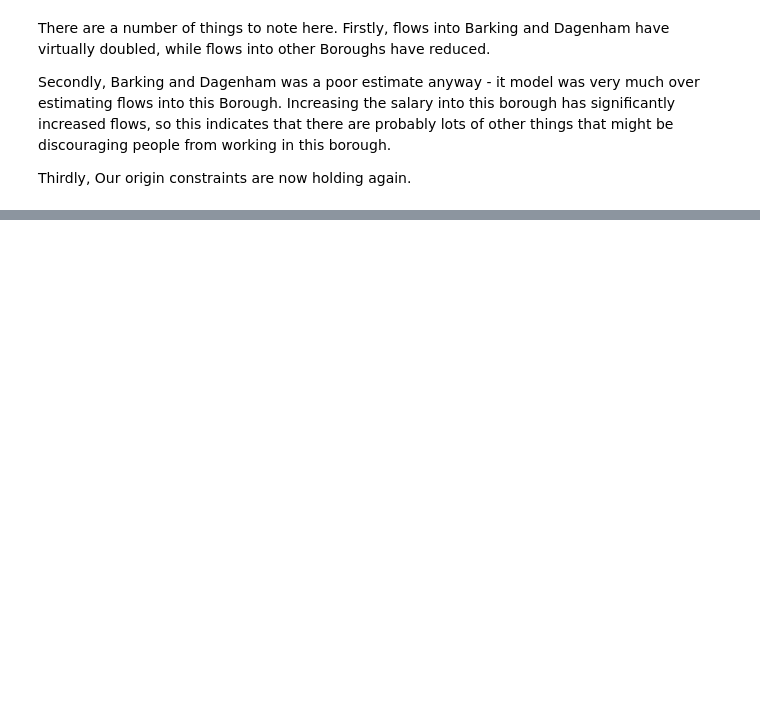
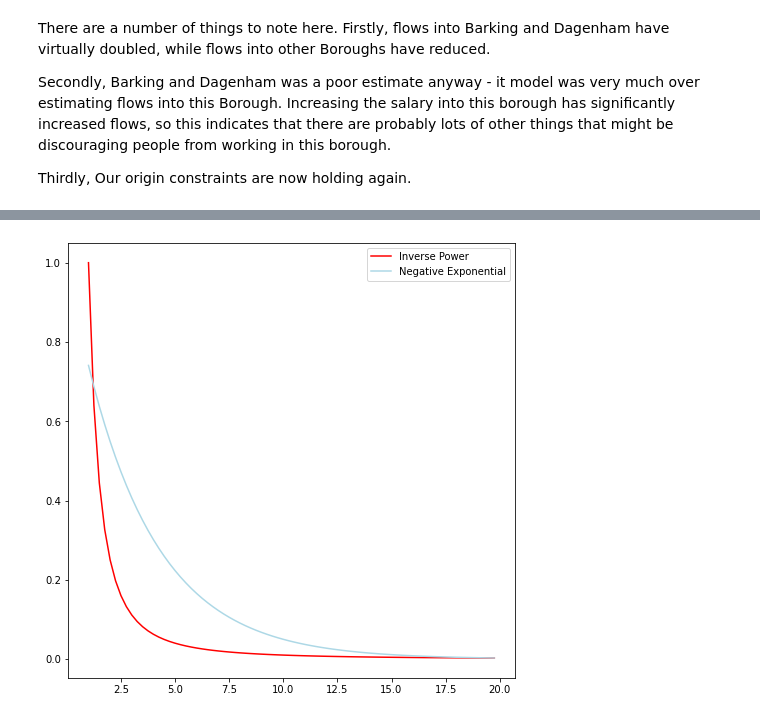
Before and after one commit to PhilipDW183/SIM_urbansim, a Jupyter notebook: Urbsim Prac 2.ipynb, the cells around one changed output, grey strips where cells are left out. Cells and saved outputs as stored; diff of their text form; code cells hidden in the pictures; blank space fills up the shorter version.

```diff
--- a/Urbsim Prac 2.ipynb
+++ b/Urbsim Prac 2.ipynb
@@ -426,0 +672,17 @@ Thirdly, Our origin constraints are now holding again.
+# %%
+# Now let's consider some model tweaks.
+# Starting with distance decay.
+# Let's graph so distance decay parameters to get a feel for how they work.
+xs = np.arange(1.0,20.0,0.25)
+# inverse square power
+y_inv_power = np.power(xs,-2)
+# negative exponential, beta = 0.3
+y_neg_exp_point3 = np.exp(-0.3*xs)
+
+# Now a plot.
+f, ax = plt.subplots(figsize=(8,8))
+ax.plot(xs,y_inv_power, label = "Inverse Power", color = "red")
+ax.plot(xs,y_neg_exp_point3, label = 'Negative Exponential', color = "lightblue")
+ax.legend();
+# %% [output]
+[figure, added]
```
Also changed, not shown: parts of 37 cells of this notebook, 1 other file.
